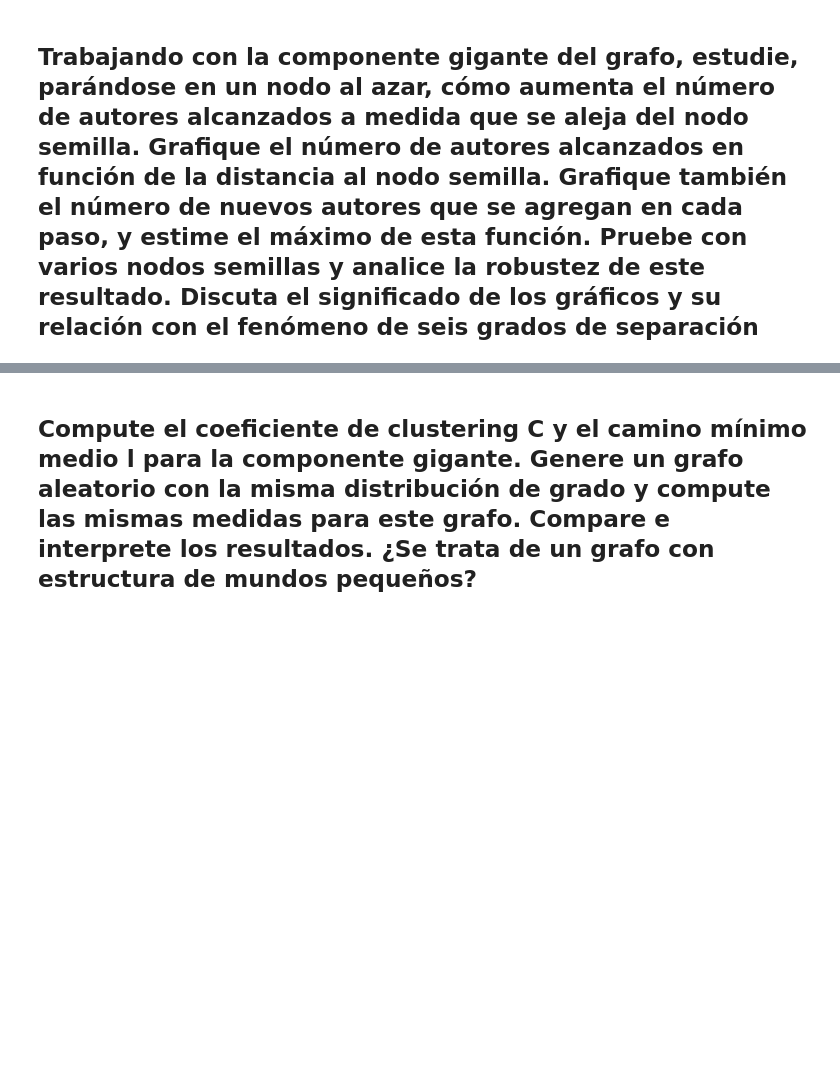
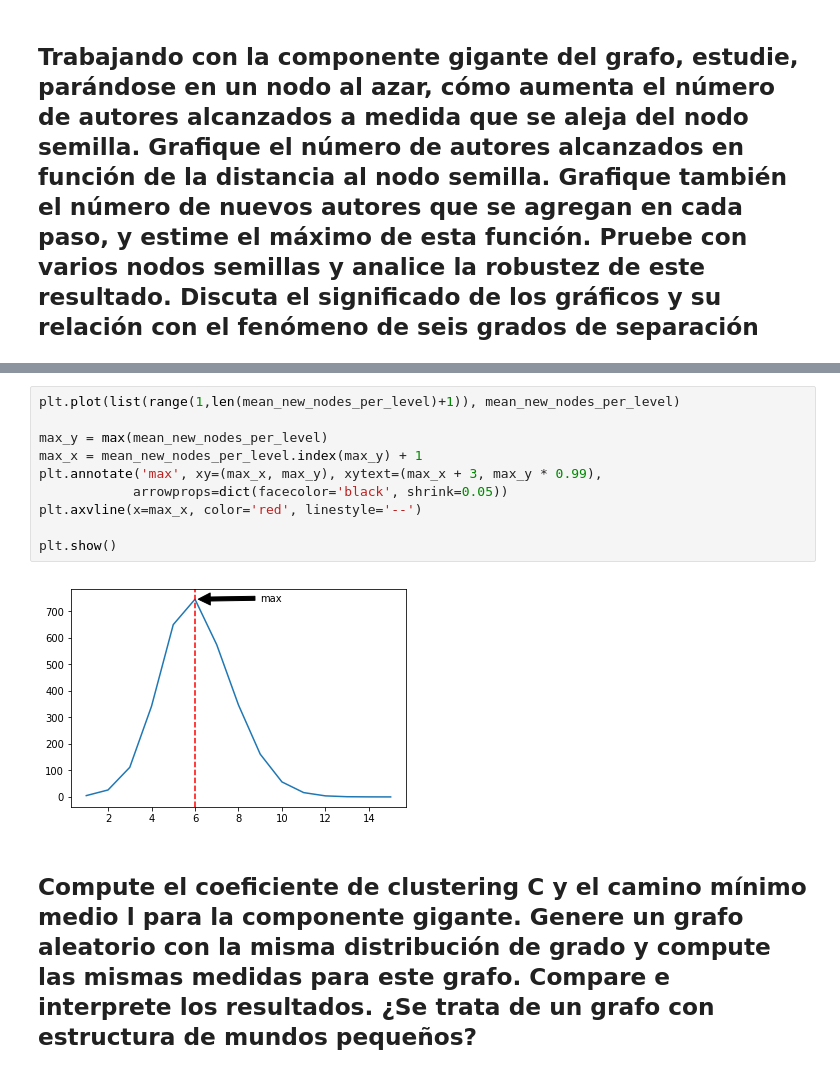
Before and after one commit to santiago-mb/data-science, a Jupyter notebook: wip/tp4/tp4.ipynb, the cells around one changed output, grey strips where cells are left out. Drawn from its saved outputs; the diff is of its cells as text; blank space fills up the shorter version.

```diff
--- a/wip/tp4/tp4.ipynb
+++ b/wip/tp4/tp4.ipynb
@@ -90,3 +130,15 @@ Tamaño de la componente gigante: 3041
+# %%
+plt.plot(list(range(1,len(mean_new_nodes_per_level)+1)), mean_new_nodes_per_level)
+
+max_y = max(mean_new_nodes_per_level)
+max_x = mean_new_nodes_per_level.index(max_y) + 1
+plt.annotate('max', xy=(max_x, max_y), xytext=(max_x + 3, max_y * 0.99),
+            arrowprops=dict(facecolor='black', shrink=0.05))
+plt.axvline(x=max_x, color='red', linestyle='--')
+
+plt.show()
+# %% [output]
+[figure, added]
 # %% [markdown]
 ## Compute el coeficiente de clustering C y el camino mínimo medio l para la componente gigante. Genere un grafo aleatorio con la misma distribución de grado y compute las mismas medidas para este grafo. Compare e interprete los resultados. ¿Se trata de un grafo con estructura de mundos pequeños?
 # %%
```
Also changed, not shown: parts of 7 cells of this notebook.
